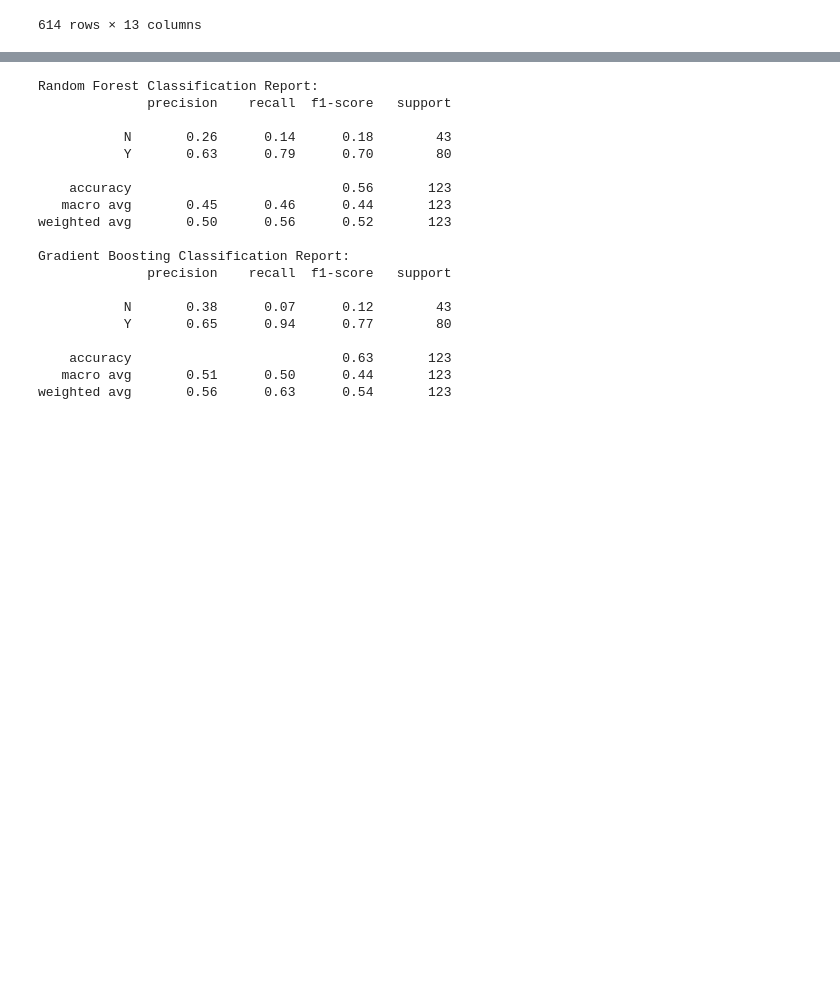
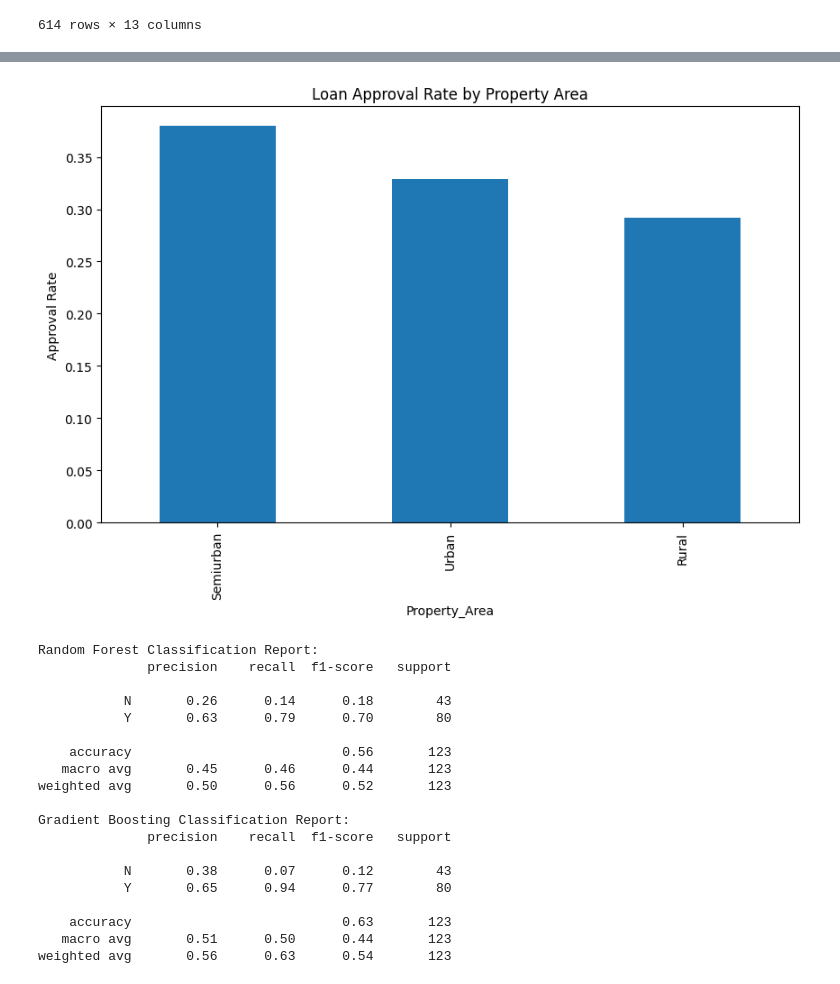
Before and after one commit to prnvpwr2612/ML-Labs, a Jupyter notebook: Self Written/Loan Approval/Ensemble.ipynb, the cells around one changed output, grey strips where cells are left out. Cells and saved outputs as stored; diff of their text form; code cells hidden in the pictures; blank space fills up the shorter version.

```diff
--- a/Self Written/Loan Approval/Ensemble.ipynb
+++ b/Self Written/Loan Approval/Ensemble.ipynb
@@ -26,3 +41,11 @@ loan
+# %%
+plt.figure(figsize=(10, 6))
+loan['Property_Area'].value_counts(normalize=True).plot(kind='bar')
+plt.title('Loan Approval Rate by Property Area')
+plt.ylabel('Approval Rate')
+plt.show()
+# %% [output]
+[figure, added]
 # %%
 X = loan[['ApplicantIncome']]
 y = loan['Loan_Status']
```
Also changed, not shown: parts of 6 cells of this notebook.
